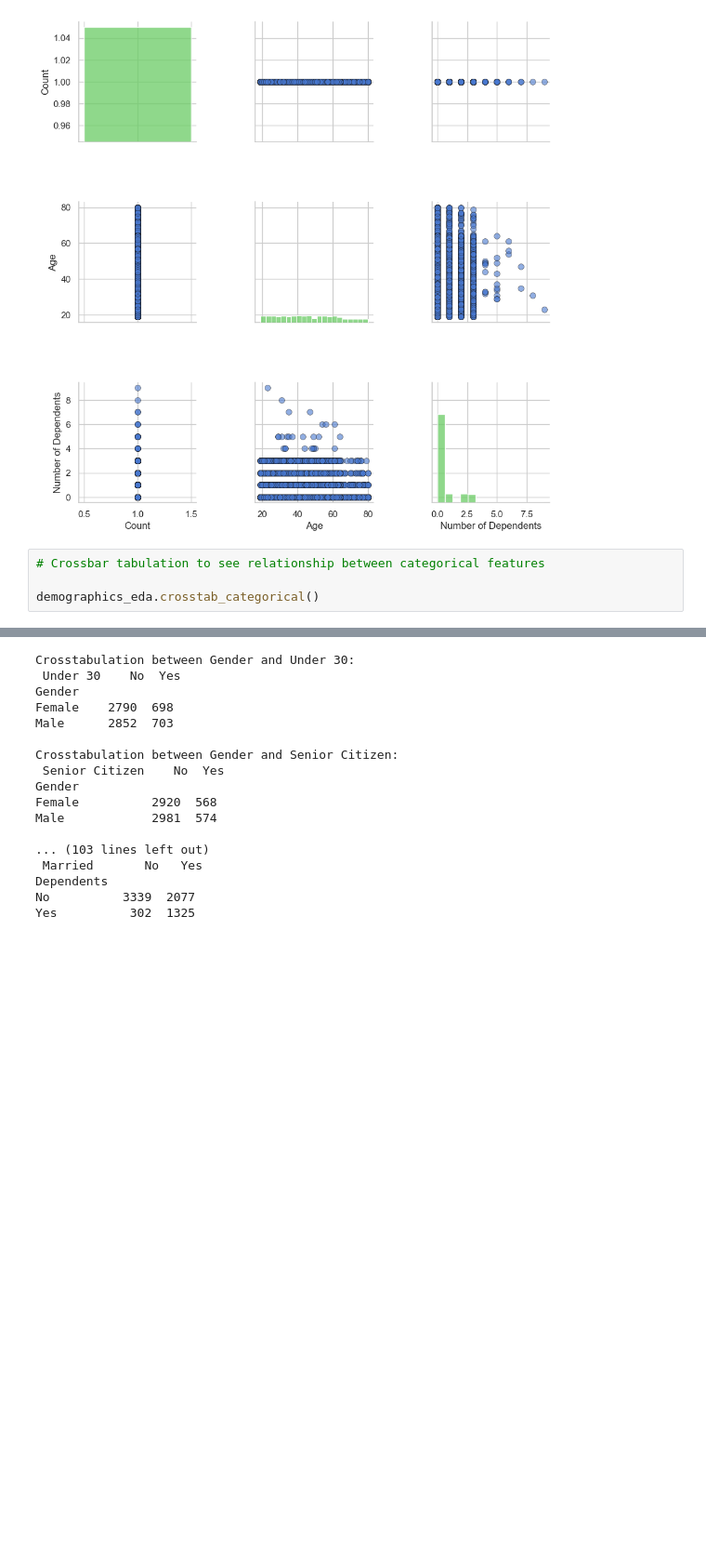
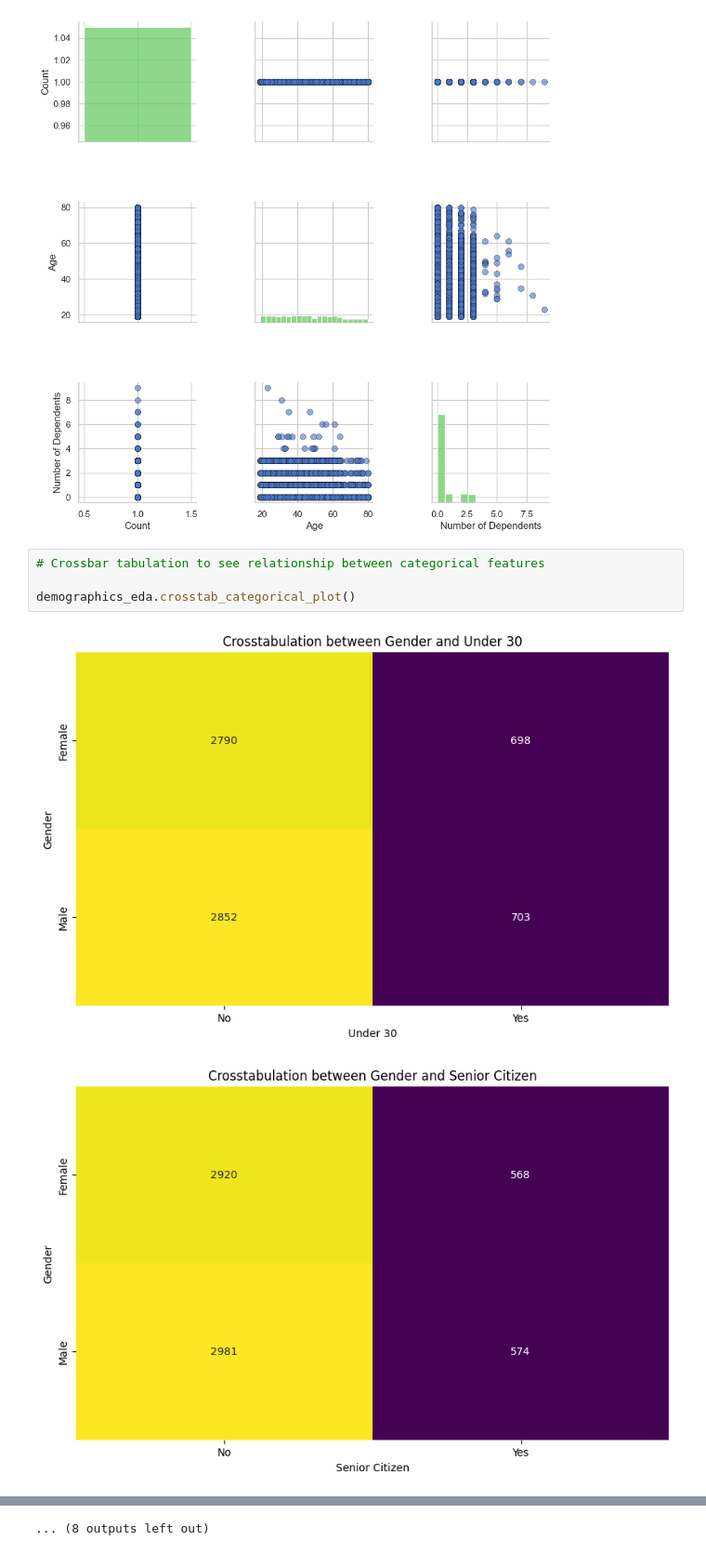
Before and after one commit to Silvano315/Churn-Prediction-with-SHAP, a Jupyter notebook: Exploratory.ipynb, the cells around one changed output, grey strips where cells are left out. Shown at 93% size. Drawn from its saved outputs; the diff is of its cells as text; blank space fills up the shorter version.

```diff
--- a/Exploratory.ipynb
+++ b/Exploratory.ipynb
@@ -122,5 +122,7 @@ demographics_eda.pairplot_numerical()
 # %%
 # Crossbar tabulation to see relationship between categorical features
 
-demographics_eda.crosstab_categorical()
+demographics_eda.crosstab_categorical_plot()
 # %% [output]
+[figure, added]
+[figure, added]
@@ -127,17 +139 @@ demographics_eda.crosstab_categorical()
-Crosstabulation between Gender and Under 30:
- Under 30    No  Yes
-Gender
-Female    2790  698
-Male      2852  703
-
-Crosstabulation between Gender and Senior Citizen:
- Senior Citizen    No  Yes
-Gender
-Female          2920  568
-Male            2981  574
-
-... (103 lines left out)
- Married       No   Yes
-Dependents
-No          3339  2077
-Yes          302  1325
+... (8 outputs left out)
```
Also changed, not shown: parts of 1 cell of this notebook.
